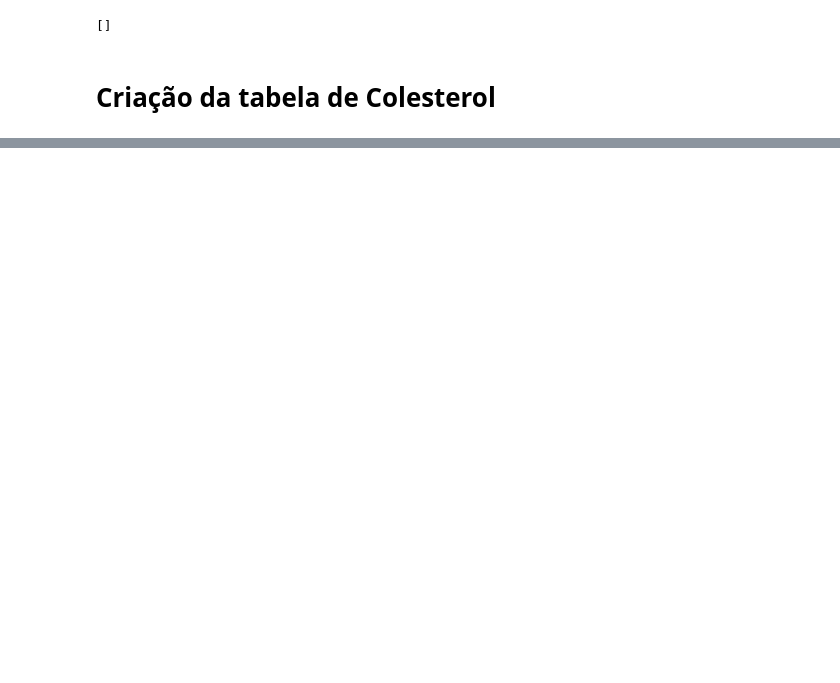
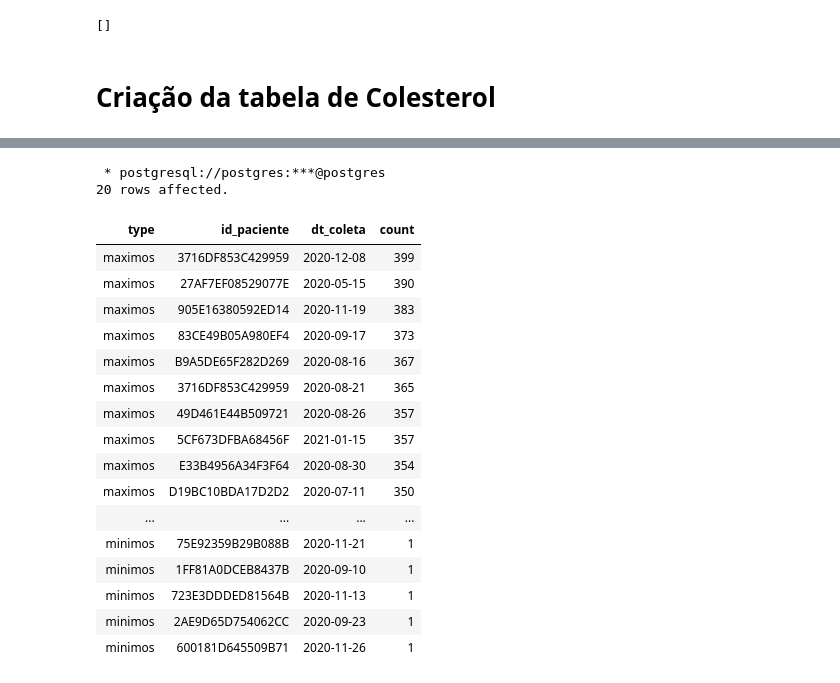
Before and after one commit to de-abreu/data-mining, a Jupyter notebook: notebooks/03-SQL-Analitico-Window-Functions/analise_colesterol.ipynb, the cells around one changed output, grey strips where cells are left out. Saved outputs shown, nothing was run; the diff lists cells and outputs as text; code cells hidden in the pictures; blank space fills up the shorter version.

```diff
--- a/notebooks/03-SQL-Analitico-Window-Functions/analise_colesterol.ipynb
+++ b/notebooks/03-SQL-Analitico-Window-Functions/analise_colesterol.ipynb
@@ -141,2 +143,47 @@ _Quais pacientes em que data de coleta, têm exame de colesterol, digamos exames
+# %%
+%%sql
+WITH
+maximos AS (
+SELECT 'maximos' AS type, P.ID_Paciente, E.DT_Coleta, COUNT(*)
+FROM ExamLabs E
+    JOIN Pacientes P
+        ON P.ID_Paciente = E.ID_Paciente
+GROUP BY P.ID_Paciente, E.DT_Coleta
+ORDER BY COUNT(*) DESC
+LIMIT 10
+),
+minimos AS (
+SELECT 'minimos' AS type, P.ID_Paciente, E.DT_Coleta, COUNT(*)
+FROM ExamLabs E
+    JOIN Pacientes P
+        ON P.ID_Paciente = E.ID_Paciente
+GROUP BY P.ID_Paciente, E.DT_Coleta
+ORDER BY 1, COUNT(*)
+LIMIT 10
+)
+
+SELECT * FROM MAXIMOS
+UNION ALL
+SELECT * FROM MINIMOS
+# %% [output]
+ * postgresql://postgres:***@postgres
+20 rows affected.
+| type | id_paciente | dt_coleta | count |
+| maximos | 3716DF853C429959 | 2020-12-08 | 399 |
+| maximos | 27AF7EF08529077E | 2020-05-15 | 390 |
+| maximos | 905E16380592ED14 | 2020-11-19 | 383 |
+| maximos | 83CE49B05A980EF4 | 2020-09-17 | 373 |
+| maximos | B9A5DE65F282D269 | 2020-08-16 | 367 |
+| maximos | 3716DF853C429959 | 2020-08-21 | 365 |
+| maximos | 49D461E44B509721 | 2020-08-26 | 357 |
+| maximos | 5CF673DFBA68456F | 2021-01-15 | 357 |
+| maximos | E33B4956A34F3F64 | 2020-08-30 | 354 |
+| maximos | D19BC10BDA17D2D2 | 2020-07-11 | 350 |
+| ... | ... | ... | ... |
+| minimos | 75E92359B29B088B | 2020-11-21 | 1 |
+| minimos | 1FF81A0DCEB8437B | 2020-09-10 | 1 |
+| minimos | 723E3DDDED81564B | 2020-11-13 | 1 |
+| minimos | 2AE9D65D754062CC | 2020-09-23 | 1 |
+| minimos | 600181D645509B71 | 2020-11-26 | 1 |
 # %%
 %%sql
```
Also changed, not shown: parts of 6 cells of this notebook, 1 other file.
